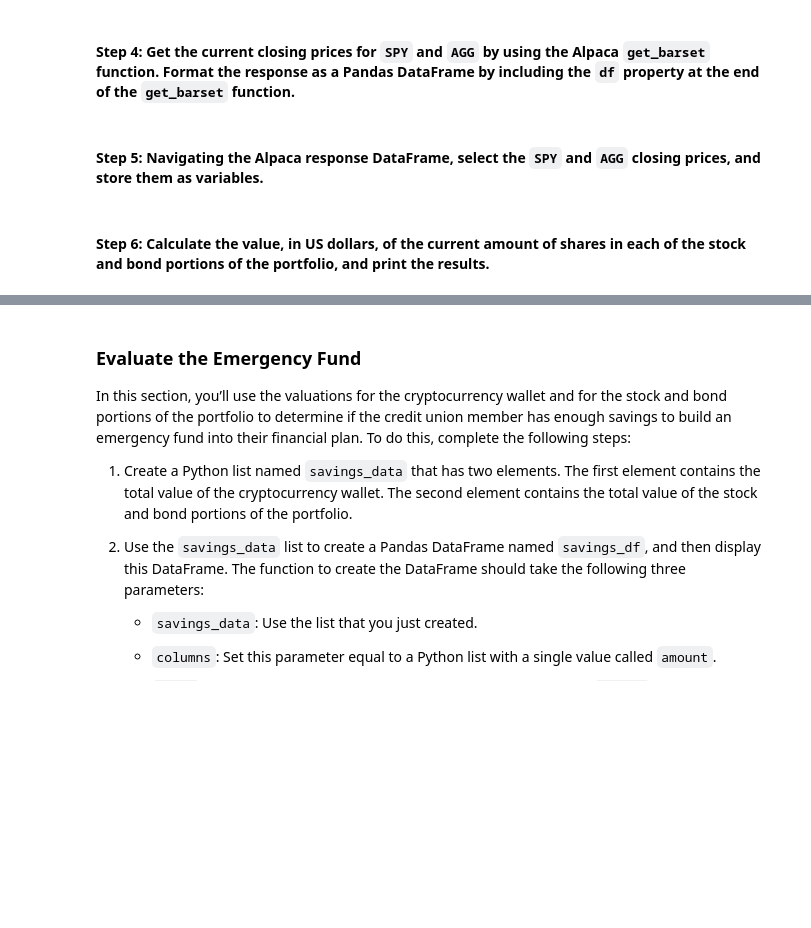
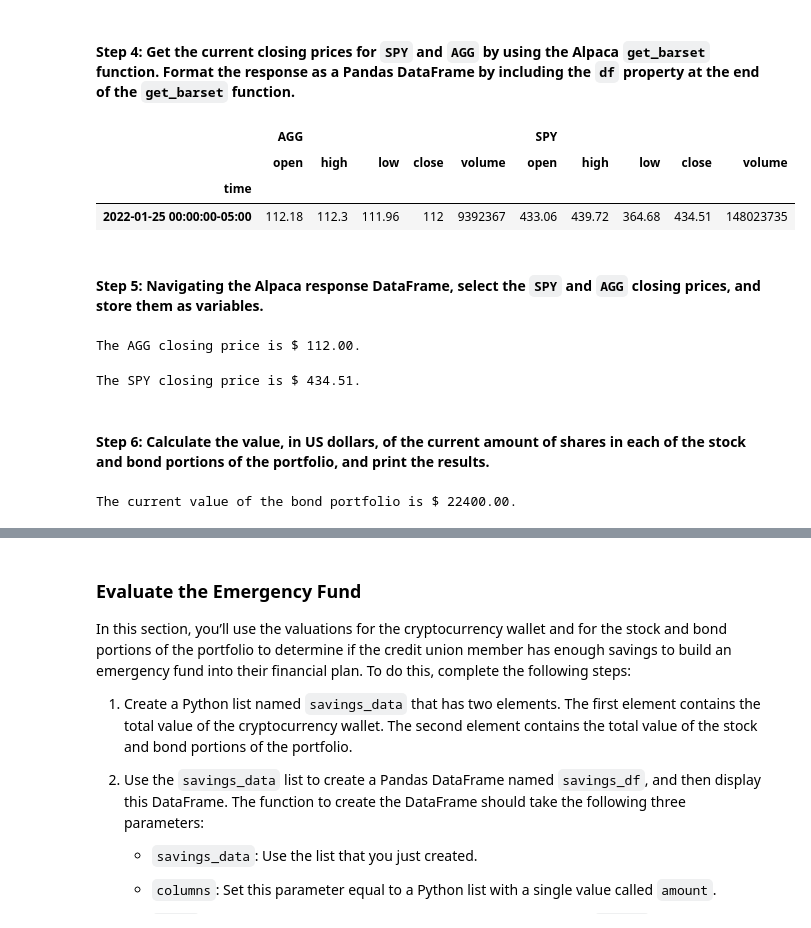
Before and after one commit to plefebvre1/module_5_challenge, a Jupyter notebook: financial_planning_tools.ipynb, the cells around one changed output, grey strips where cells are left out. Saved outputs shown, nothing was run; the diff lists cells and outputs as text; code cells hidden in the pictures; blank space fills up the shorter version.

Commit message:
Stock and bond portfolio evaluated

```diff
--- a/financial_planning_tools.ipynb
+++ b/financial_planning_tools.ipynb
@@ -187,11 +187,15 @@ agg_shares = 200
 #### Step 2: Set the variables for the Alpaca API and secret keys. Using the Alpaca SDK, create the Alpaca `tradeapi.REST` object. In this object, include the parameters for the Alpaca API key, the secret key, and the version number.
 # %%
 # Set the variables for the Alpaca API and secret keys
-# YOUR CODE HERE
-# YOUR CODE HERE
+alpaca_api_key = os.getenv('ALPACA_API_KEY')
+alpaca_secret_key = os.getenv('ALPACA_SECRET_KEY')
 
 # Create the Alpaca tradeapi.REST object
-# YOUR CODE HERE
+alpaca = tradeapi.REST(
+    alpaca_api_key,
+    alpaca_secret_key,
+    api_version='v2'
+)
 # %% [markdown]
 #### Step 3: Set the following parameters for the Alpaca API call:
 
@@ -202,49 +206,64 @@ agg_shares = 200
 - `start_date` and `end_date`: Use the same date for these parameters, and format them with the date of the previous weekday (or `2020-08-07`). This is because you want the one closing price for the most-recent trading day.
 # %%
 # Set the tickers for both the bond and stock portion of the portfolio
-# YOUR CODE HERE
+tickers = ['SPY','AGG']
 
 # Set timeframe to 1D
-# YOUR CODE HERE
+timeframe = '1D'
 
 # Format current date as ISO format
 # Set both the start and end date at the date of your prior weekday
 # This will give you the closing price of the previous trading day
 # Alternatively you can use a start and end date of 2020-08-07
-# YOUR CODE HERE
-# YOUR CODE HERE
+start_date = pd.Timestamp('2022-01-25',tz = 'America/New_York').isoformat()
+end_date = pd.Timestamp('2022-01-25',tz = 'America/New_York').isoformat()
 # %% [markdown]
 #### Step 4: Get the current closing prices for `SPY` and `AGG` by using the Alpaca `get_barset` function. Format the response as a Pandas DataFrame by including the `df` property at the end of the `get_barset` function.
 # %%
 # Use the Alpaca get_barset function to get current closing prices the portfolio
 # Be sure to set the `df` property after the function to format the response object as a DataFrame
-# YOUR CODE HERE
-
+prices_df = alpaca.get_barset(
+    symbols = tickers,
+    timeframe = timeframe,
+    start = start_date,
+    end = end_date
+).df
 # Review the first 5 rows of the Alpaca DataFrame
-# YOUR CODE HERE
+prices_df.head()
+# %% [output]
+|  | AGG |  |  |  |  | SPY |  |  |  |  |
+|  | open | high | low | close | volume | open | high | low | close | volume |
+| time |  |  |  |  |  |  |  |  |  |  |
+| 2022-01-25 00:00:00-05:00 | 112.18 | 112.3 | 111.96 | 112 | 9392367 | 433.06 | 439.72 | 364.68 | 434.51 | 148023735 |
 # %% [markdown]
 #### Step 5: Navigating the Alpaca response DataFrame, select the `SPY` and `AGG` closing prices, and store them as variables.
 # %%
 # Access the closing price for AGG from the Alpaca DataFrame
 # Converting the value to a floating point number
-agg_close_price = # YOUR CODE HERE
+agg_close_price = float(prices_df['AGG']['close'])
 
 # Print the AGG closing price
-# YOUR CODE HERE
+print(f'The AGG closing price is ${agg_close_price: .2f}.')
+# %% [output]
+The AGG closing price is $ 112.00.
 # %%
 # Access the closing price for SPY from the Alpaca DataFrame
 # Converting the value to a floating point number
-spy_close_price = # YOUR CODE HERE
+spy_close_price = float(prices_df['SPY']['close'])
 
 # Print the SPY closing price
-# YOUR CODE HERE
+print(f'The SPY closing price is ${spy_close_price: .2f}.')
+# %% [output]
+The SPY closing price is $ 434.51.
 # %% [markdown]
 #### Step 6: Calculate the value, in US dollars, of the current amount of shares in each of the stock and bond portions of the portfolio, and print the results.
 # %%
 # Calculate the current value of the bond portion of the portfolio
-agg_value = # YOUR CODE HERE
+agg_value = agg_close_price * agg_shares
 
 # Print the current value of the bond portfolio
-# YOUR CODE HERE
+print(f'The current value of the bond portfolio is ${agg_value: .2f}.')
+# %% [output]
+The current value of the bond portfolio is $ 22400.00.
 # %%
 # Calculate the current value of the stock portion of the portfolio
```
Also changed, not shown: parts of 3 cells of this notebook.
